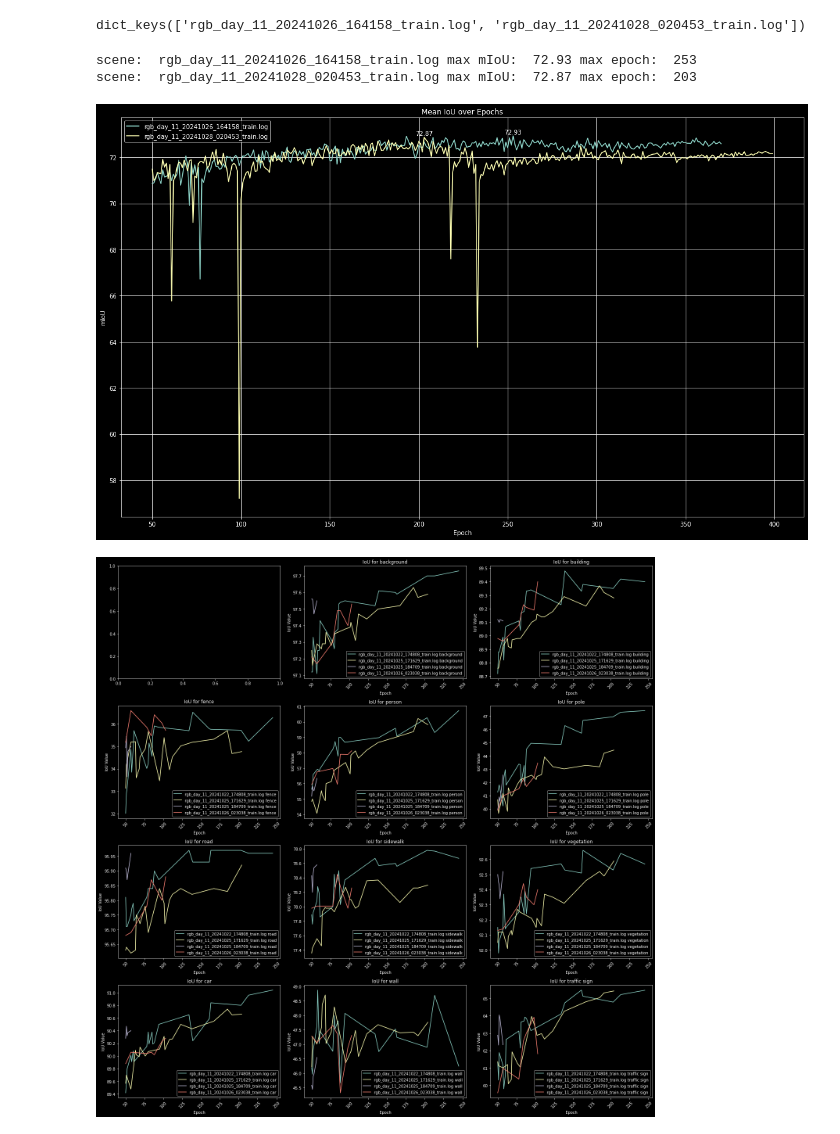
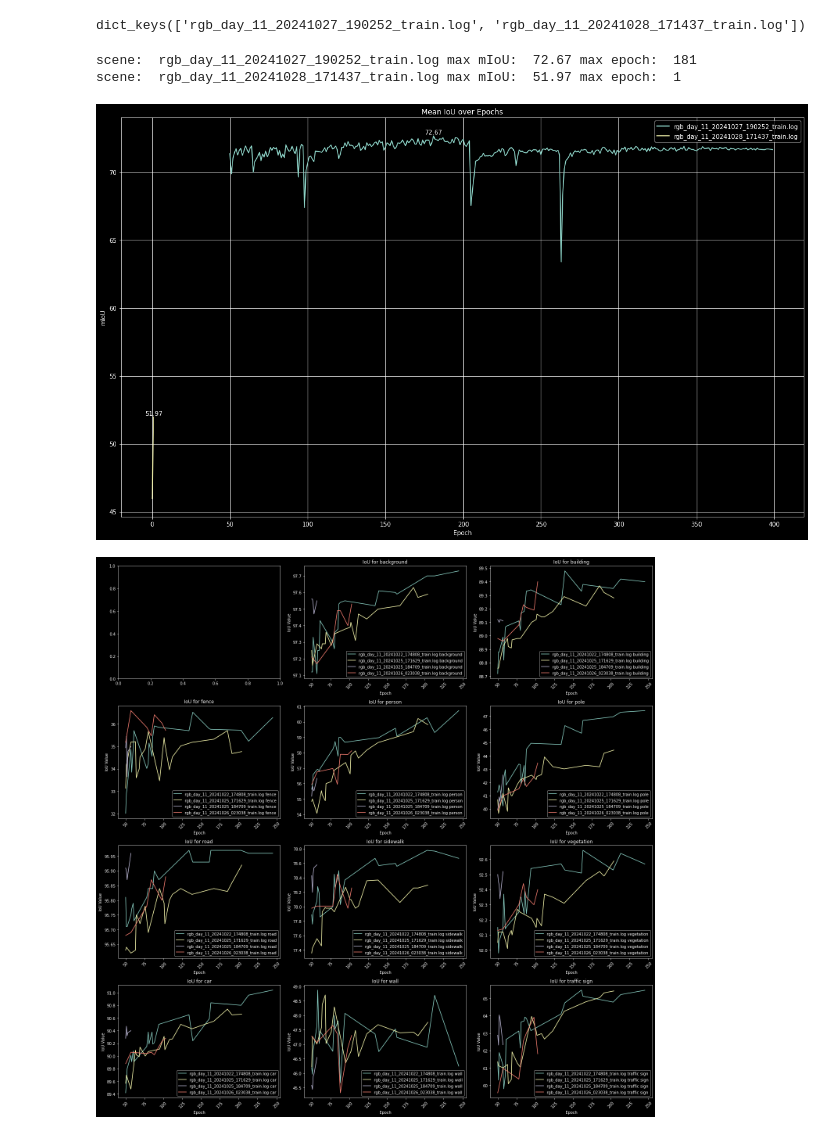
Before and after one commit to Candy-Crusher/DELIVER, a Jupyter notebook: compare_numerical.ipynb, the cells around one changed output. Saved outputs shown, nothing was run; the diff lists cells and outputs as text; code cells hidden in the pictures.

```diff
--- a/compare_numerical.ipynb
+++ b/compare_numerical.ipynb
@@ -191,11 +191,11 @@ file_paths = [
     # '/home/xiaoshan/work/adap_v/DELIVER/output/DSEC_CMNeXt-B2_i/rgb_day_11_20241021_222834_train.log',
     # # correct flow resize scale
     # '/home/xiaoshan/work/adap_v/DELIVER/output/DSEC_CMNeXt-B2_i/rgb_day_11_20241021_225119_train.log',
-    # # correct no flow event norm 72.69 ! pesudo gt flow SOTA
+    # # correct no flow event norm 72.69 !
     # '/home/xiaoshan/work/adap_v/DELIVER/output/DSEC_CMNeXt-B2_i/rgb_day_11_20241022_172623_train.log',
-    # correct no flow norm 72.87 72.93
+    # correct no flow norm 72.87 72.93 pesudo gt flow SOTA
     # '/home/xiaoshan/work/adap_v/DELIVER/output/DSEC_CMNeXt-B2_i/rgb_day_11_20241022_174808_train.log',
-    '/home/xiaoshan/work/adap_v/DELIVER/output/DSEC_CMNeXt-B2_i/rgb_day_11_20241026_164158_train.log',
+    # '/home/xiaoshan/work/adap_v/DELIVER/output/DSEC_CMNeXt-B2_i/rgb_day_11_20241026_164158_train.log',
     # # kernel size on refinenet is 5
     # '/home/xiaoshan/work/adap_v/DELIVER/output/DSEC_CMNeXt-B2_i/rgb_day_11_20241026_184116_train.log',
     # # change refine conv net to multi attention
@@ -235,6 +235,8 @@ file_paths = [
     # eraft predict flow using pretrained model
     '/home/xiaoshan/work/adap_v/DELIVER/output/DSEC_CMNeXt-B2_i/rgb_day_11_20241028_020453_train.log',
     # '/home/xiaoshan/work/adap_v/DELIVER/output/DSEC_CMNeXt-B2_i/rgb_day_11_20241027_190252_train.log',
+    # bflow predict flow using pretrained model
+    '/home/xiaoshan/work/adap_v/DELIVER/output/DSEC_CMNeXt-B2_i/rgb_day_11_20241028_171437_train.log',
 ]
 for file_path in file_paths:
     parts = file_path.split('/')
@@ -250,7 +252,7 @@ for file_path in file_paths:
 # len(results_dicts['rgbe_day']['wall']), results_dicts['rgbe_day']['wall'].values()
 results_dicts.keys()
 # %% [output]
-dict_keys(['rgb_day_11_20241026_164158_train.log', 'rgb_day_11_20241028_020453_train.log'])
+dict_keys(['rgb_day_11_20241027_190252_train.log', 'rgb_day_11_20241028_171437_train.log'])
 # %%
 import matplotlib.pyplot as plt
 
@@ -269,41 +271,41 @@ fig, ax = plt.subplots(figsize=(20, 12))  # 设置图片大小为 12x8 英寸
 for scene, results_dict in results_dicts.items():
     # 从 epoch 50 开始提取数据
     # filtered_results = {epoch: miou for epoch, miou in results_dict['mIoU'].items() if epoch >= 50}
-    filtered_results = {epoch: miou for epoch, miou in results_dict['mIoU'].items() if epoch <= 400 and epoch >= 50}
+    filtered_results = {epoch: miou for epoch, miou in results_dict['mIoU'].items() if epoch <= 400 and epoch >= 0}
     if not filtered_results:
         continue
     # if filtered_results[100] < 55:
     #     continue
     epochs = list(filtered_results.keys())
     mIoUs = list(filtered_results.values())
 
     # 找到最高点
     # max_miou = results_dict['Best_mIoU']
     max_miou = max(mIoUs)
     max_epoch = epochs[mIoUs.index(max_miou)]
 
     print("scene: ", scene, "max mIoU: ", max_miou, "max epoch: ", max_epoch)
     # line_style, color = line_styles.get(scene, ('-', 'black'))
     # ax.plot(epochs, mIoUs, label=scene, linestyle=line_style, color=color)
     ax.plot(epochs, mIoUs, label=scene)
 
     # 标注最高点
     ax.annotate(f'{max_miou:.2f}', xy=(max_epoch, max_miou), xytext=(max_epoch, max_miou + 0.02),
                 # color=color,
                 horizontalalignment='center', verticalalignment='bottom')
 
 # 添加网格线
 ax.grid(True)
 
 ax.legend()
 ax.set_xlabel('Epoch')
 ax.set_ylabel('mIoU')
 plt.title('Mean IoU over Epochs')
 plt.show()
 # %% [output]
-scene:  rgb_day_11_20241026_164158_train.log max mIoU:  72.93 max epoch:  253
-scene:  rgb_day_11_20241028_020453_train.log max mIoU:  72.87 max epoch:  203
+scene:  rgb_day_11_20241027_190252_train.log max mIoU:  72.67 max epoch:  181
+scene:  rgb_day_11_20241028_171437_train.log max mIoU:  51.97 max epoch:  1
-[figure, old version]
+[figure, new version]
 # %%
 
 
```
Also changed, not shown: 3 other files.
